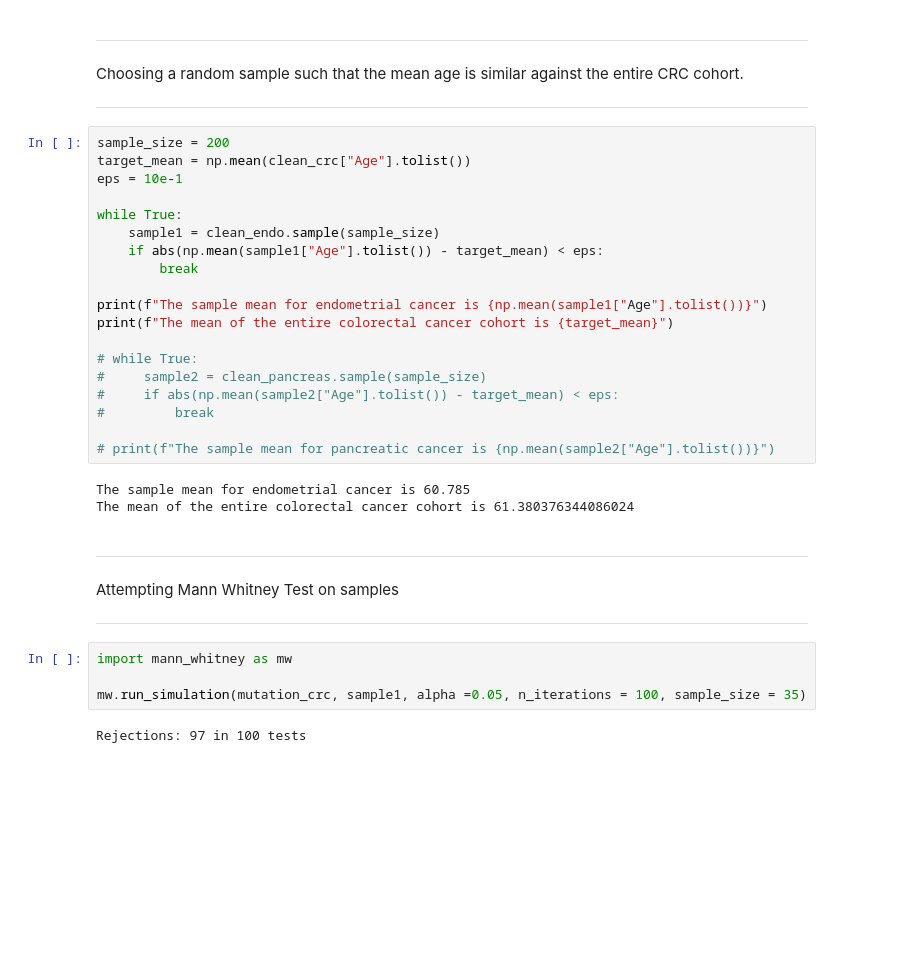
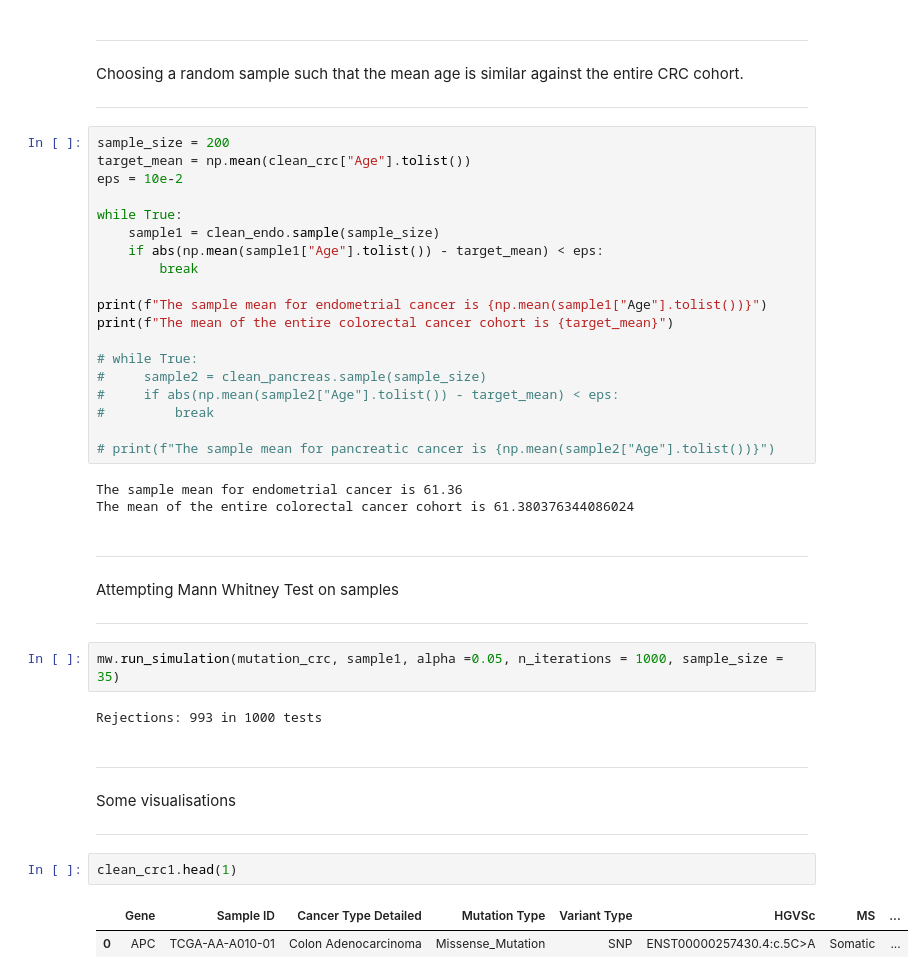
Before and after one commit to fredwdickinson/rscam-g6, a Jupyter notebook: Notebooks/nullcohort.ipynb, the cells around one changed output. Cells and saved outputs as stored; diff of their text form; blank space fills up the shorter version.

```diff
--- a/Notebooks/nullcohort.ipynb
+++ b/Notebooks/nullcohort.ipynb
@@ -144,7 +145,7 @@ Choosing a random sample such that the mean age is similar against the entire CR
 # %%
 sample_size = 200
 target_mean = np.mean(clean_crc["Age"].tolist())
-eps = 10e-1
+eps = 10e-2
 
 while True:
     sample1 = clean_endo.sample(sample_size)
@@ -161,7 +162,7 @@ print(f"The mean of the entire colorectal cancer cohort is {target_mean}")
 
 # print(f"The sample mean for pancreatic cancer is {np.mean(sample2["Age"].tolist())}")
 # %% [output]
-The sample mean for endometrial cancer is 60.785
+The sample mean for endometrial cancer is 61.36
 The mean of the entire colorectal cancer cohort is 61.380376344086024
 # %% [markdown]
 ---
@@ -169,8 +170,16 @@ Attempting Mann Whitney Test on samples
 
 ---
 # %%
-import mann_whitney as mw
-
-mw.run_simulation(mutation_crc, sample1, alpha =0.05, n_iterations = 100, sample_size = 35)
+mw.run_simulation(mutation_crc, sample1, alpha =0.05, n_iterations = 1000, sample_size = 35)
 # %% [output]
-Rejections: 97 in 100 tests
+Rejections: 993 in 1000 tests
+# %% [markdown]
+---
+Some visualisations
+
+---
+# %%
+clean_crc1.head(1)
+# %% [output]
+|  | Gene | Sample ID | Cancer Type Detailed | Mutation Type | Variant Type | HGVSc | MS | ... |
+| 0 | APC | TCGA-AA-A010-01 | Colon Adenocarcinoma | Missense_Mutation | SNP | ENST00000257430.4:c.5C>A | Somatic | ... |
```
Also changed, not shown: parts of 3 cells of this notebook.
